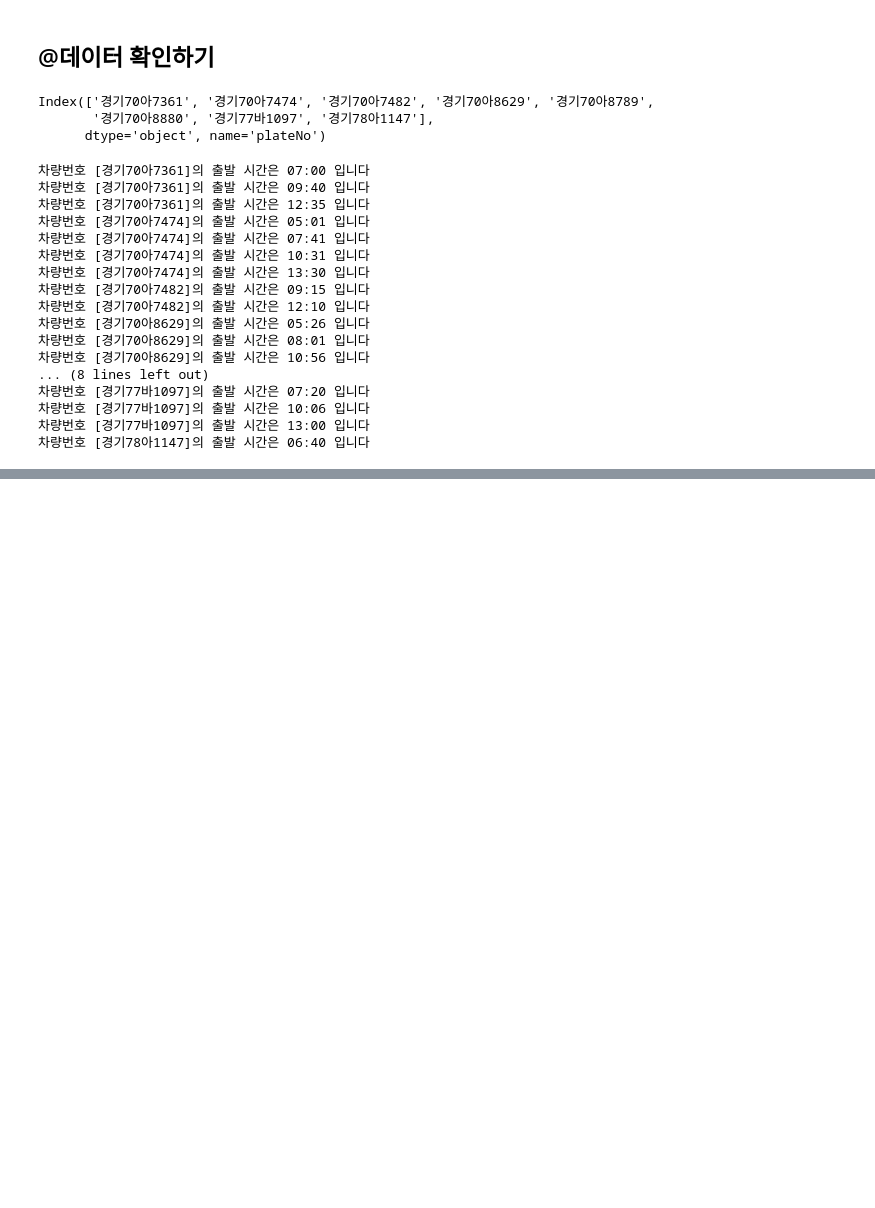
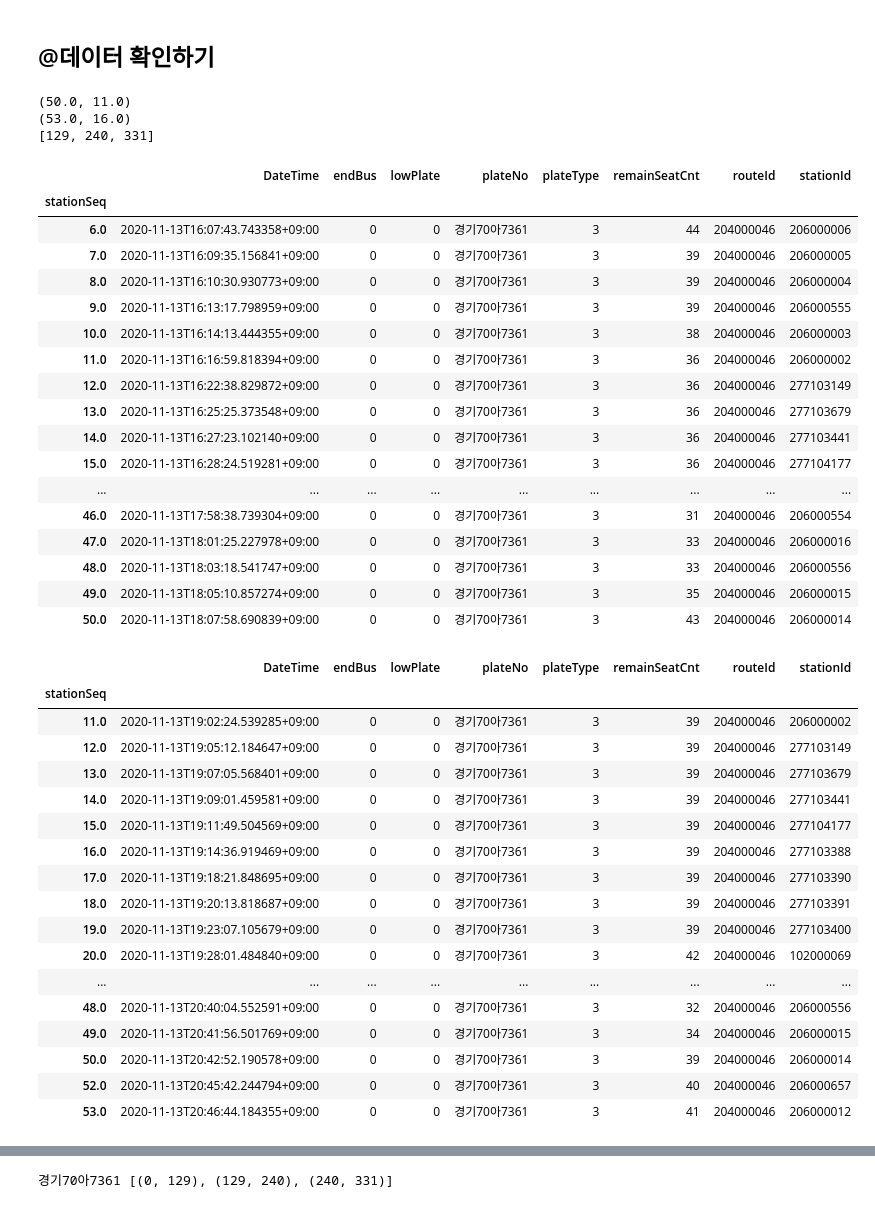
Before and after one commit to pilltong/Data-Structure-Project, a Jupyter notebook: BTTA_CallAPI.ipynb, the cells around one changed output, grey strips where cells are left out. Drawn from its saved outputs; the diff is of its cells as text; code cells hidden in the pictures; blank space fills up the shorter version.

```diff
--- a/BTTA_CallAPI.ipynb
+++ b/BTTA_CallAPI.ipynb
@@ -473,60 +467,73 @@ _df = _df.dropna()
 # %%
 # 차량 운행기록을 "plateNo"를 기준으로 구분합니다.
 plateNoList = _df.groupby(['plateNo']).size().index
-display(plateNoList)
-# %% [output]
-Index(['경기70아7361', '경기70아7474', '경기70아7482', '경기70아8629', '경기70아8789',
-       '경기70아8880', '경기77바1097', '경기78아1147'],
-      dtype='object', name='plateNo')
 # %%
 # 각 차량 번호를 기준으로 반복문을 수행합니다.
 for plateNo in plateNoList:
 
     # 특정 차량번호와 같은 운행기록을 "DateTime을 기준으로 오름차순으로 정렬합니다."
     sameBusList = _df[_df['plateNo'] == plateNo].sort_values(['DateTime']).reset_index(drop=True)
 #     print(sameBusList)
 
 
     # 버스는 뒤로가지 않으므로
     # "stationSeq"가 작아지는 인덱스 i의 리스트를 만듭니다.
     indexList = []
     for i in range(1,len(sameBusList)):
         if(sameBusList.iloc[i-1]['stationSeq'] > sameBusList.iloc[i]['stationSeq']):
             indexList.append(i)
-#             print((sameBusList.iloc[i-1]['stationSeq'] , sameBusList.iloc[i]['stationSeq']))
+            print((sameBusList.iloc[i-1]['stationSeq'] , sameBusList.iloc[i]['stationSeq']))
 
     indexList.append(len(sameBusList))
-#     print(indexList)
+    print(indexList)
 
     # 첫번재 인덱스, 인덱스의 리스트, 마지막 인덱스를 조합하여 호차별로 운행기록을 구분합니다.
     index = 0
     tupleList = []
     for i in indexList:
         tupleList.append((index, i))
-#         print(f"\n아래 데이터프레임은 인덱스 [{index} : {i}] 구간에 해당합니다.")
-
-        datetimeString = sameBusList.iloc[index]["DateTime"][11:16]
-        print(f"차량번호 [{plateNo}]의 출발 시간은 {datetimeString} 입니다")
-#         display(sameBusList.iloc[index:i].groupby(by=['stationSeq']).min())
+        display(sameBusList.iloc[index:i].groupby(by=['stationSeq']).min())
         index=i
 
-#     print(plateNo, tupleList)
-#     break
+    print(plateNo, tupleList)
+    break
 # %% [output]
-차량번호 [경기70아7361]의 출발 시간은 07:00 입니다
-차량번호 [경기70아7361]의 출발 시간은 09:40 입니다
-차량번호 [경기70아7361]의 출발 시간은 12:35 입니다
-차량번호 [경기70아7474]의 출발 시간은 05:01 입니다
-차량번호 [경기70아7474]의 출발 시간은 07:41 입니다
-차량번호 [경기70아7474]의 출발 시간은 10:31 입니다
-차량번호 [경기70아7474]의 출발 시간은 13:30 입니다
-차량번호 [경기70아7482]의 출발 시간은 09:15 입니다
-차량번호 [경기70아7482]의 출발 시간은 12:10 입니다
-차량번호 [경기70아8629]의 출발 시간은 05:26 입니다
-차량번호 [경기70아8629]의 출발 시간은 08:01 입니다
-차량번호 [경기70아8629]의 출발 시간은 10:56 입니다
-... (8 lines left out)
-차량번호 [경기77바1097]의 출발 시간은 07:20 입니다
-차량번호 [경기77바1097]의 출발 시간은 10:06 입니다
-차량번호 [경기77바1097]의 출발 시간은 13:00 입니다
-차량번호 [경기78아1147]의 출발 시간은 06:40 입니다
+(50.0, 11.0)
+(53.0, 16.0)
+[129, 240, 331]
+|  | DateTime | endBus | lowPlate | plateNo | plateType | remainSeatCnt | routeId | stationId |
+| stationSeq |  |  |  |  |  |  |  |  |
+| 6.0 | 2020-11-13T16:07:43.743358+09:00 | 0 | 0 | 경기70아7361 | 3 | 44 | 204000046 | 206000006 |
+| 7.0 | 2020-11-13T16:09:35.156841+09:00 | 0 | 0 | 경기70아7361 | 3 | 39 | 204000046 | 206000005 |
+| 8.0 | 2020-11-13T16:10:30.930773+09:00 | 0 | 0 | 경기70아7361 | 3 | 39 | 204000046 | 206000004 |
+| 9.0 | 2020-11-13T16:13:17.798959+09:00 | 0 | 0 | 경기70아7361 | 3 | 39 | 204000046 | 206000555 |
+| 10.0 | 2020-11-13T16:14:13.444355+09:00 | 0 | 0 | 경기70아7361 | 3 | 38 | 204000046 | 206000003 |
+| 11.0 | 2020-11-13T16:16:59.818394+09:00 | 0 | 0 | 경기70아7361 | 3 | 36 | 204000046 | 206000002 |
+| 12.0 | 2020-11-13T16:22:38.829872+09:00 | 0 | 0 | 경기70아7361 | 3 | 36 | 204000046 | 277103149 |
+| 13.0 | 2020-11-13T16:25:25.373548+09:00 | 0 | 0 | 경기70아7361 | 3 | 36 | 204000046 | 277103679 |
+| 14.0 | 2020-11-13T16:27:23.102140+09:00 | 0 | 0 | 경기70아7361 | 3 | 36 | 204000046 | 277103441 |
+| 15.0 | 2020-11-13T16:28:24.519281+09:00 | 0 | 0 | 경기70아7361 | 3 | 36 | 204000046 | 277104177 |
+| ... | ... | ... | ... | ... | ... | ... | ... | ... |
+| 46.0 | 2020-11-13T17:58:38.739304+09:00 | 0 | 0 | 경기70아7361 | 3 | 31 | 204000046 | 206000554 |
+| 47.0 | 2020-11-13T18:01:25.227978+09:00 | 0 | 0 | 경기70아7361 | 3 | 33 | 204000046 | 206000016 |
+| 48.0 | 2020-11-13T18:03:18.541747+09:00 | 0 | 0 | 경기70아7361 | 3 | 33 | 204000046 | 206000556 |
+| 49.0 | 2020-11-13T18:05:10.857274+09:00 | 0 | 0 | 경기70아7361 | 3 | 35 | 204000046 | 206000015 |
+| 50.0 | 2020-11-13T18:07:58.690839+09:00 | 0 | 0 | 경기70아7361 | 3 | 43 | 204000046 | 206000014 |
+|  | DateTime | endBus | lowPlate | plateNo | plateType | remainSeatCnt | routeId | stationId |
+| stationSeq |  |  |  |  |  |  |  |  |
+| 11.0 | 2020-11-13T19:02:24.539285+09:00 | 0 | 0 | 경기70아7361 | 3 | 39 | 204000046 | 206000002 |
+| 12.0 | 2020-11-13T19:05:12.184647+09:00 | 0 | 0 | 경기70아7361 | 3 | 39 | 204000046 | 277103149 |
+| 13.0 | 2020-11-13T19:07:05.568401+09:00 | 0 | 0 | 경기70아7361 | 3 | 39 | 204000046 | 277103679 |
+| 14.0 | 2020-11-13T19:09:01.459581+09:00 | 0 | 0 | 경기70아7361 | 3 | 39 | 204000046 | 277103441 |
+| 15.0 | 2020-11-13T19:11:49.504569+09:00 | 0 | 0 | 경기70아7361 | 3 | 39 | 204000046 | 277104177 |
+| 16.0 | 2020-11-13T19:14:36.919469+09:00 | 0 | 0 | 경기70아7361 | 3 | 39 | 204000046 | 277103388 |
+| 17.0 | 2020-11-13T19:18:21.848695+09:00 | 0 | 0 | 경기70아7361 | 3 | 39 | 204000046 | 277103390 |
+| 18.0 | 2020-11-13T19:20:13.818687+09:00 | 0 | 0 | 경기70아7361 | 3 | 39 | 204000046 | 277103391 |
+| 19.0 | 2020-11-13T19:23:07.105679+09:00 | 0 | 0 | 경기70아7361 | 3 | 39 | 204000046 | 277103400 |
+| 20.0 | 2020-11-13T19:28:01.484840+09:00 | 0 | 0 | 경기70아7361 | 3 | 42 | 204000046 | 102000069 |
+| ... | ... | ... | ... | ... | ... | ... | ... | ... |
+| 48.0 | 2020-11-13T20:40:04.552591+09:00 | 0 | 0 | 경기70아7361 | 3 | 32 | 204000046 | 206000556 |
+| 49.0 | 2020-11-13T20:41:56.501769+09:00 | 0 | 0 | 경기70아7361 | 3 | 34 | 204000046 | 206000015 |
+| 50.0 | 2020-11-13T20:42:52.190578+09:00 | 0 | 0 | 경기70아7361 | 3 | 39 | 204000046 | 206000014 |
+| 52.0 | 2020-11-13T20:45:42.244794+09:00 | 0 | 0 | 경기70아7361 | 3 | 40 | 204000046 | 206000657 |
+| 53.0 | 2020-11-13T20:46:44.184355+09:00 | 0 | 0 | 경기70아7361 | 3 | 41 | 204000046 | 206000012 |
@@ -532,0 +558 @@ for plateNo in plateNoList:
+경기70아7361 [(0, 129), (129, 240), (240, 331)]
```
Also changed, not shown: parts of 8 cells of this notebook.
